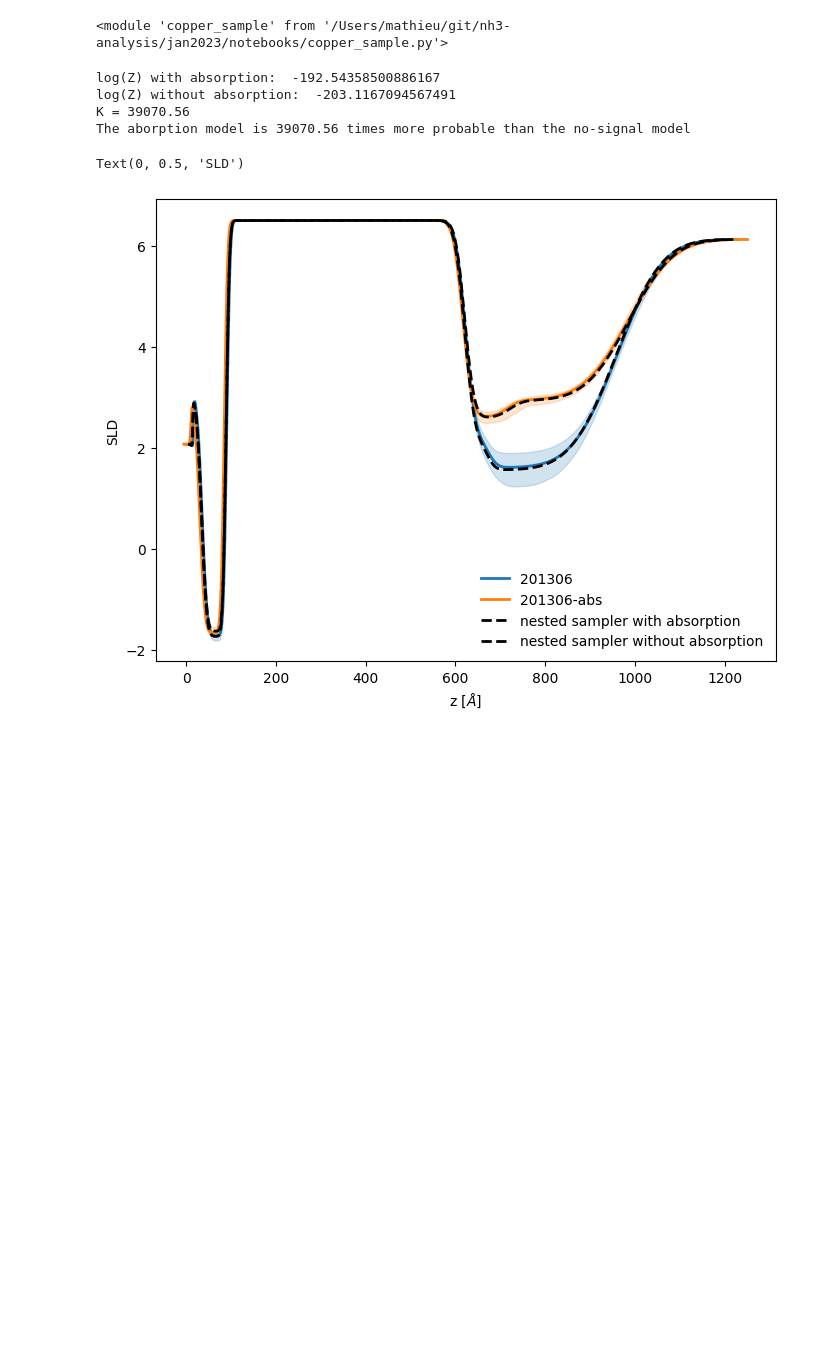
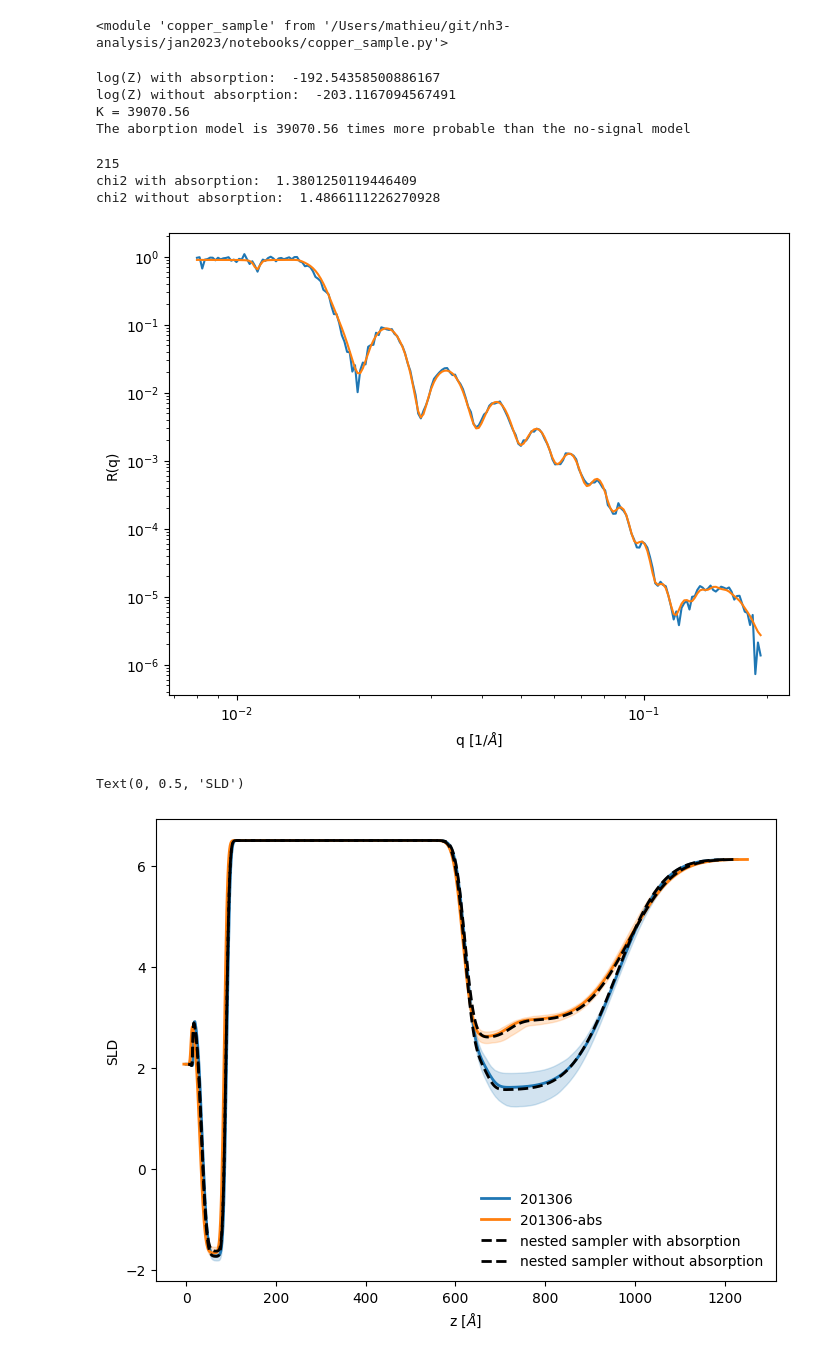
Before and after one commit to mdoucet/nh3-analysis, a Jupyter notebook: jan2023/notebooks/nested-sampler.ipynb, the cells around one changed output. Saved outputs shown, nothing was run; the diff lists cells and outputs as text; code cells hidden in the pictures; blank space fills up the shorter version.

```diff
--- a/jan2023/notebooks/nested-sampler.ipynb
+++ b/jan2023/notebooks/nested-sampler.ipynb
@@ -79,6 +79,35 @@ log(Z) with absorption:  -192.54358500886167
 log(Z) without absorption:  -203.1167094567491
 K = 39070.56
 The aborption model is 39070.56 times more probable than the no-signal model
+# %%
+refl_no_abs = "/Users/mathieu/Downloads/Cu-B-no-abs/Cu-B-no-abs-model-refl.dat"
+refl_with_abs = "/Users/mathieu/Downloads/Cu-B-abs/Cu-B-abs-model-refl.dat"
+
+data_with_abs = np.loadtxt(refl_with_abs).T
+data_no_abs = np.loadtxt(refl_no_abs).T
+
+chi2_abs = np.sum((data_with_abs[2] - data_with_abs[4])**2/data_with_abs[3]**2)/(len(data_with_abs[2])-17)
+chi2_no_abs = np.sum((data_no_abs[2] - data_no_abs[4])**2/data_no_abs[3]**2)/(len(data_no_abs[2])-16)
+
+print(len(data_with_abs[2]))
+print("chi2 with absorption: ", chi2_abs)
+print("chi2 without absorption: ", chi2_no_abs)
+
+
+fig, axs = plt.subplots(1,1, dpi=100, figsize=(8,6), sharex=False)
+
+plt.plot(data_with_abs[0], data_with_abs[2])
+plt.plot(data_with_abs[0], data_with_abs[4])
+plt.gca().legend(frameon=False)
+plt.xlabel('q [$1/\AA$]')
+plt.ylabel('R(q)')
+plt.xscale('log')
+plt.yscale('log')
+# %% [output]
+215
+chi2 with absorption:  1.3801250119446409
+chi2 without absorption:  1.4866111226270928
+[figure, added]
 # %%
 data_list = ['201282', '201290-abs', '201298-abs', '201306-abs']
 data_list = ['201306', '201306-abs']
```
Also changed, not shown: 1 other file.
